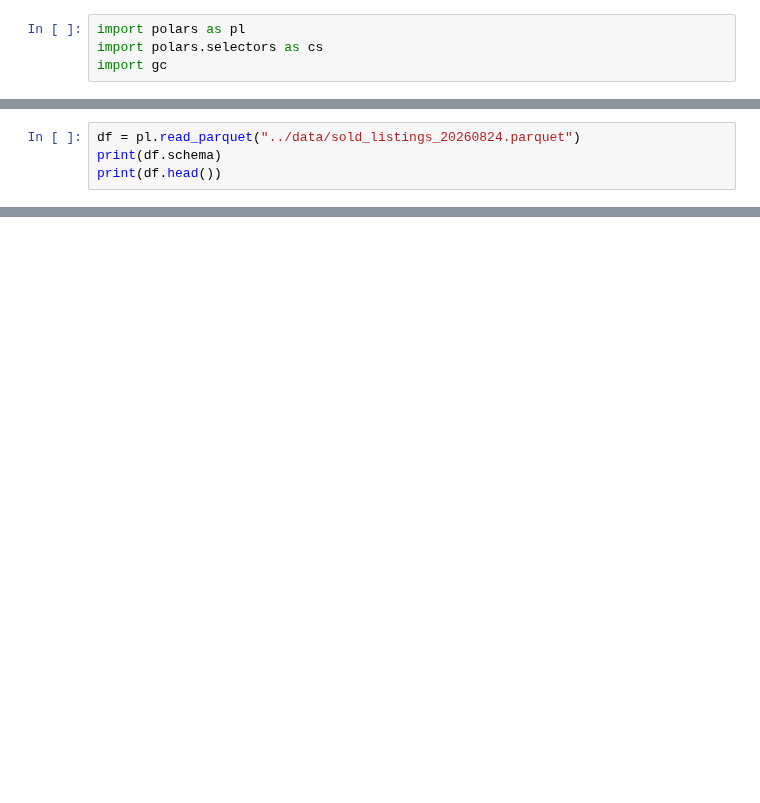
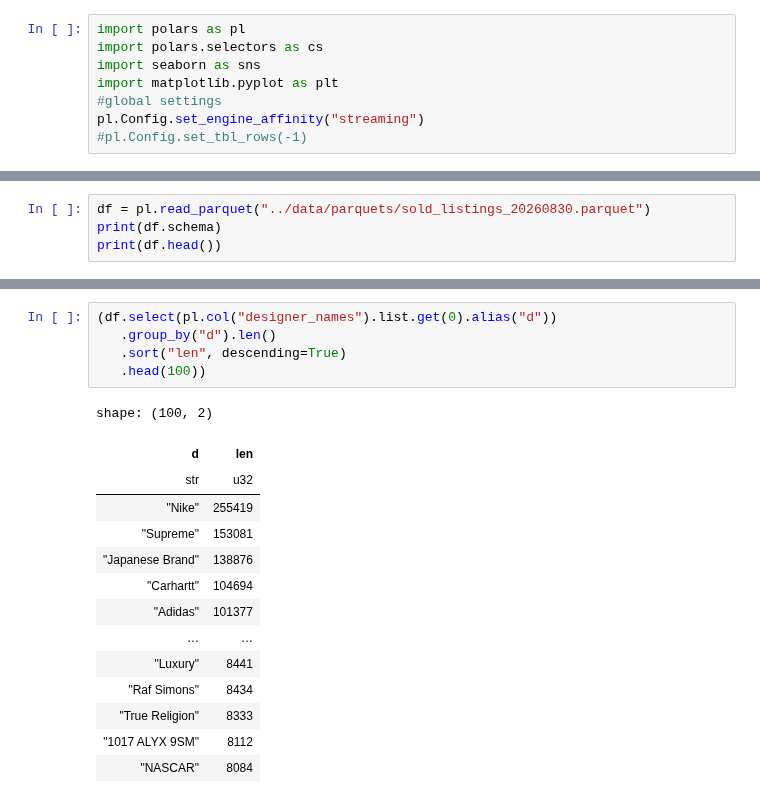
Before and after one commit to mononoawaree/GrailedDataAnalysis, a Jupyter notebook: notebooks/Cleaning.ipynb, the cells around one changed output, grey strips where cells are left out. Drawn from its saved outputs; the diff is of its cells as text; blank space fills up the shorter version.

```diff
--- a/notebooks/Cleaning.ipynb
+++ b/notebooks/Cleaning.ipynb
@@ -1,4 +1,8 @@
 # %%
 import polars as pl
 import polars.selectors as cs
-import gc
+import seaborn as sns
+import matplotlib.pyplot as plt
+#global settings
+pl.Config.set_engine_affinity("streaming")
+#pl.Config.set_tbl_rows(-1)
@@ -5,5 +11,5 @@ import gc
 # %%
-df = pl.read_parquet("../data/sold_listings_20260824.parquet")
+df = pl.read_parquet("../data/parquets/sold_listings_20260830.parquet")
 print(df.schema)
 print(df.head())
 # %% [output]
@@ -26,0 +163,20 @@ shape: (5, 34)
+# %%
+(df.select(pl.col("designer_names").list.get(0).alias("d"))
+   .group_by("d").len()
+   .sort("len", descending=True)
+   .head(100))
+# %% [output]
+shape: (100, 2)
+| d | len |
+| str | u32 |
+| "Nike" | 255419 |
+| "Supreme" | 153081 |
+| "Japanese Brand" | 138876 |
+| "Carhartt" | 104694 |
+| "Adidas" | 101377 |
+| … | … |
+| "Luxury" | 8441 |
+| "Raf Simons" | 8434 |
+| "True Religion" | 8333 |
+| "1017 ALYX 9SM" | 8112 |
+| "NASCAR" | 8084 |
```
Also changed, not shown: parts of 21 cells of this notebook, 6 other files.
